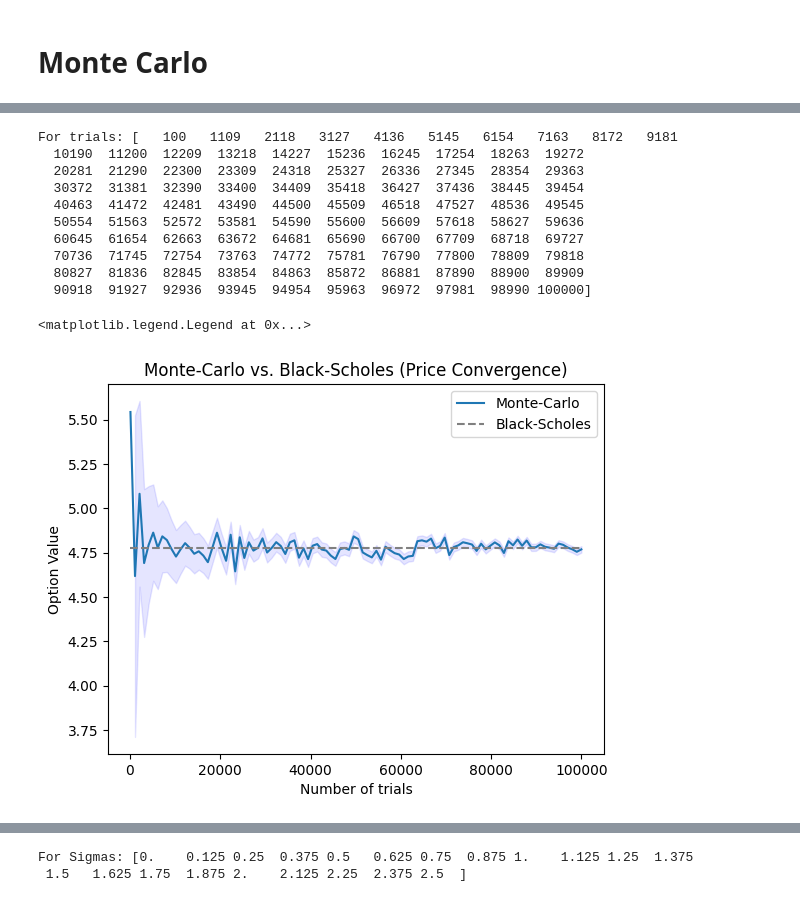
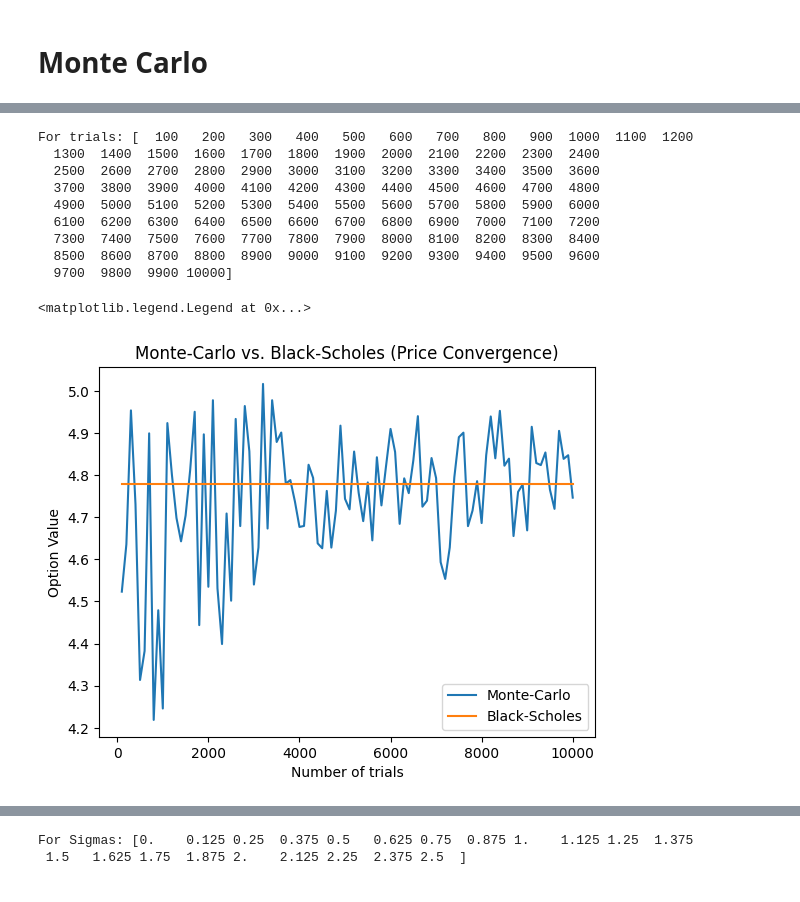
Before and after one commit to pmchrist/Comp-Finance-Assignments, a Jupyter notebook: Assignment_2/Assignment_2.ipynb, the cells around one changed output, grey strips where cells are left out. Cells and saved outputs as stored; diff of their text form; code cells hidden in the pictures.

```diff
--- a/Assignment_2/Assignment_2.ipynb
+++ b/Assignment_2/Assignment_2.ipynb
@@ -163,53 +167,52 @@ T = 1.0
 d1, d2 = d1_d2(S0, K, r, sigma, T)
 bs_answer = put_option_price(S0, K, r, T, d1, d2)
 
+# Binomial-Tree Option Price
+tree = buildTree(S0, sigma, T, 50) # N=50
+bt_answer = valueOptionMatrix(tree, T, 50, r, K, sigma, False)[0,0]
+
 option_prices = []   # List containing average option price of each trail
-ci = []   # List containing 95% confidence interval for option price of each trail
 bs_abs_errors = []   # List containing absolute error of each trail
 bt_abs_errors = []   # List containing absolute error of each trail
 
 # List containing number of trials
-trials = np.linspace(100, 100_000, 100, dtype=int)
+trials = np.linspace(100, 10_000, 100, dtype=int)
 print("For trials:", trials)
 
 for M in tqdm(trials):
 
     # Get stock price development
     values_history = mc_value(S0, r, sigma, T, M)
 
     # Get option price development
     payoff_history = mc_payoff(K, values_history, call=False, payoff_type='vanilla')
 
     # Get fair option price and append
     option_price = np.exp(-r * T) * np.mean(payoff_history)
     option_prices.append(option_price)
 
     # Caclulate and append absolute error
     bs_abs_errors.append(np.abs(option_price - bs_answer))
-
-    # Calculate and append 95% confidence interval
-    ci.append(np.abs(norm.ppf(0.025)) * np.std(option_prices, ddof=1) / np.sqrt(len(option_prices)))
+    bt_abs_errors.append(np.abs(option_price - bt_answer))
 
 # Plot Price Convergence Monte-Carlo vs. Black-Scholes
 plt.title("Monte-Carlo vs. Black-Scholes (Price Convergence)")
 plt.plot(trials, option_prices, label="Monte-Carlo")                                 # Plot Monte-Carlo option price development
-plt.plot(trials, [bs_answer for i in range(len(trials))], '--', c='grey', label="Black-Scholes")     # Plot Black-Scholes option price development
+plt.plot(trials, [bs_answer for i in range(len(trials))], label="Black-Scholes")     # Plot Black-Scholes option price development
 # plt.plot(trials, [bt_answer for i in range(len(trials))], label="Binomial Tree")     # Plot Binomial Tree option price development
-plt.fill_between(trials, [x - y for x, y in zip(option_prices, ci)], [x + y for x, y in zip(option_prices, ci)], color='b', alpha=.1)
 plt.xlabel("Number of trials")
 plt.ylabel("Option Value")
 plt.legend()
 # %% [output]
-For trials: [   100   1109   2118   3127   4136   5145   6154   7163   8172   9181
-  10190  11200  12209  13218  14227  15236  16245  17254  18263  19272
-  20281  21290  22300  23309  24318  25327  26336  27345  28354  29363
-  30372  31381  32390  33400  34409  35418  36427  37436  38445  39454
-  40463  41472  42481  43490  44500  45509  46518  47527  48536  49545
-  50554  51563  52572  53581  54590  55600  56609  57618  58627  59636
-  60645  61654  62663  63672  64681  65690  66700  67709  68718  69727
-  70736  71745  72754  73763  74772  75781  76790  77800  78809  79818
-  80827  81836  82845  83854  84863  85872  86881  87890  88900  89909
-  90918  91927  92936  93945  94954  95963  96972  97981  98990 100000]
+For trials: [  100   200   300   400   500   600   700   800   900  1000  1100  1200
+  1300  1400  1500  1600  1700  1800  1900  2000  2100  2200  2300  2400
+  2500  2600  2700  2800  2900  3000  3100  3200  3300  3400  3500  3600
+  3700  3800  3900  4000  4100  4200  4300  4400  4500  4600  4700  4800
+  4900  5000  5100  5200  5300  5400  5500  5600  5700  5800  5900  6000
+  6100  6200  6300  6400  6500  6600  6700  6800  6900  7000  7100  7200
+  7300  7400  7500  7600  7700  7800  7900  8000  8100  8200  8300  8400
+  8500  8600  8700  8800  8900  9000  9100  9200  9300  9400  9500  9600
+  9700  9800  9900 10000]
 <matplotlib.legend.Legend at 0x...>
-[figure, old version]
+[figure, new version]
 # %%
```
Also changed, not shown: parts of 19 cells of this notebook.
